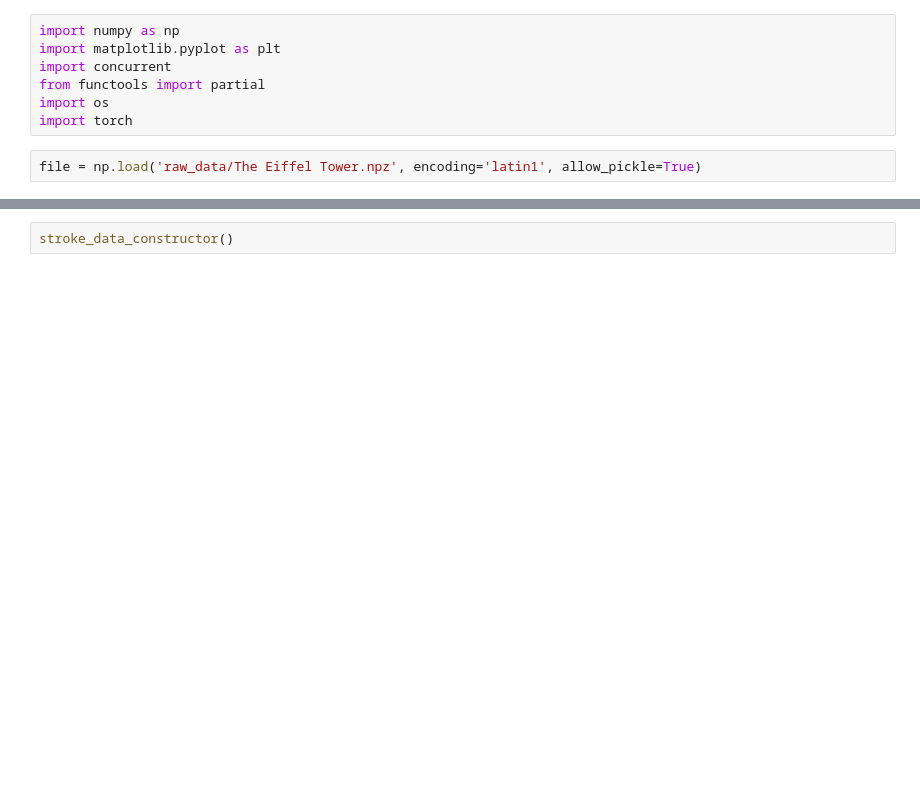
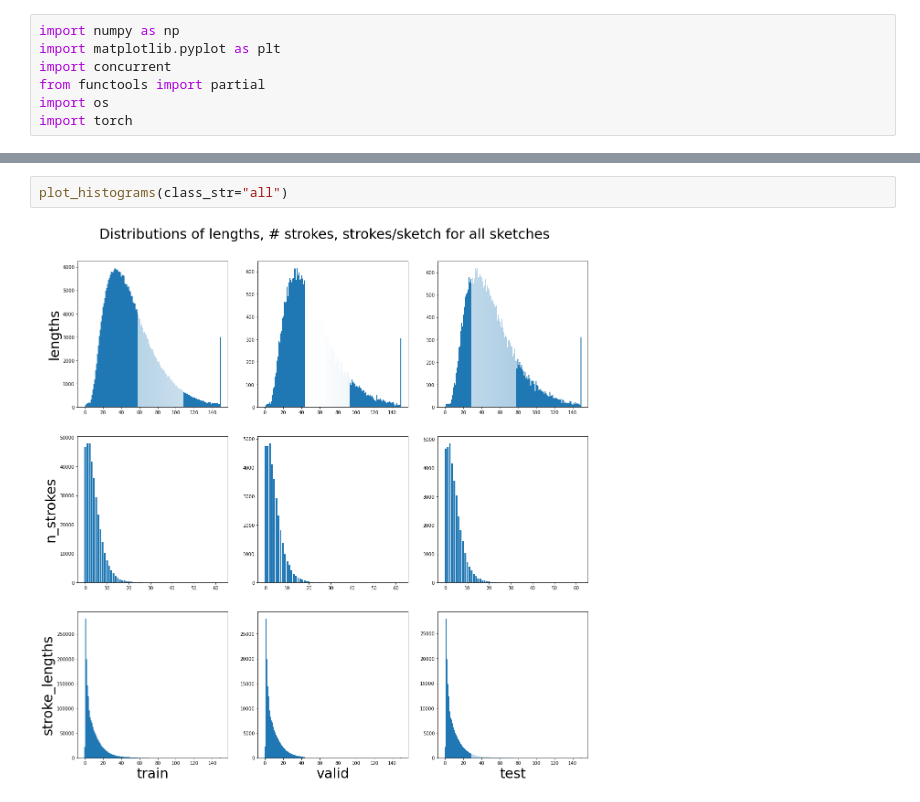
Before and after one commit to JimTMooney/quickdraw, a Jupyter notebook: Playground.ipynb, the cells around one changed output, grey strips where cells are left out. Drawn from its saved outputs; the diff is of its cells as text; blank space fills up the shorter version.

```diff
--- a/Playground.ipynb
+++ b/Playground.ipynb
@@ -5,8 +5,6 @@ import concurrent
 from functools import partial
 import os
 import torch
-# %%
-file = np.load('raw_data/The Eiffel Tower.npz', encoding='latin1', allow_pickle=True)
 # %%
 def render_drawing(drawing_data, class_name, ax=None, is_reversed=True):
     if not is_reversed:
@@ -171,2 +122,4 @@ render_drawing(a, 'angle')
-# %%
-stroke_data_constructor()
+# %%
+plot_histograms(class_str="all")
+# %% [output]
+[figure, added]
```
Also changed, not shown: parts of 9 cells of this notebook, 5 other files.
